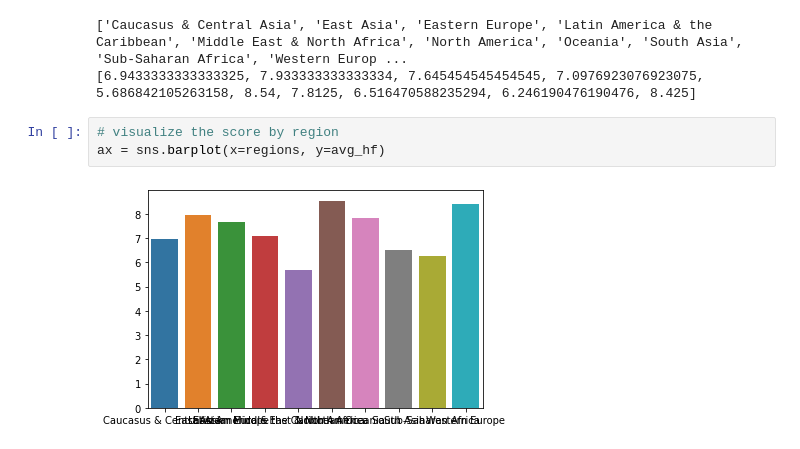
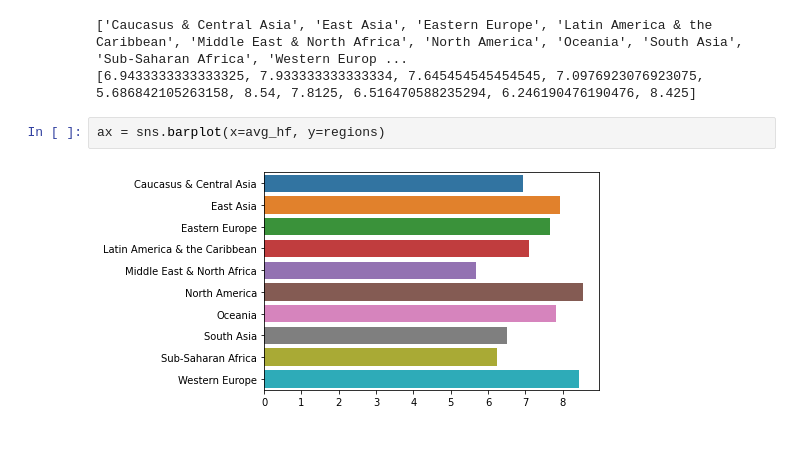
Before and after one commit to aroy2530/l2_demo_analysis, a Jupyter notebook: human_freedom_analysis.ipynb, the cells around one changed output. Drawn from its saved outputs; the diff is of its cells as text.

```diff
--- a/human_freedom_analysis.ipynb
+++ b/human_freedom_analysis.ipynb
@@ -85,8 +85,7 @@ print(avg_hf)
 # %% [output]
 ['Caucasus & Central Asia', 'East Asia', 'Eastern Europe', 'Latin America & the Caribbean', 'Middle East & North Africa', 'North America', 'Oceania', 'South Asia', 'Sub-Saharan Africa', 'Western Europ ...
 [6.9433333333333325, 7.933333333333334, 7.645454545454545, 7.0976923076923075, 5.686842105263158, 8.54, 7.8125, 6.516470588235294, 6.246190476190476, 8.425]
-# %%
-# visualize the score by region
-ax = sns.barplot(x=regions, y=avg_hf)
-# %% [output]
-[figure, removed]
+# %%
+ax = sns.barplot(x=avg_hf, y=regions)
+# %% [output]
+[figure, added]
```
